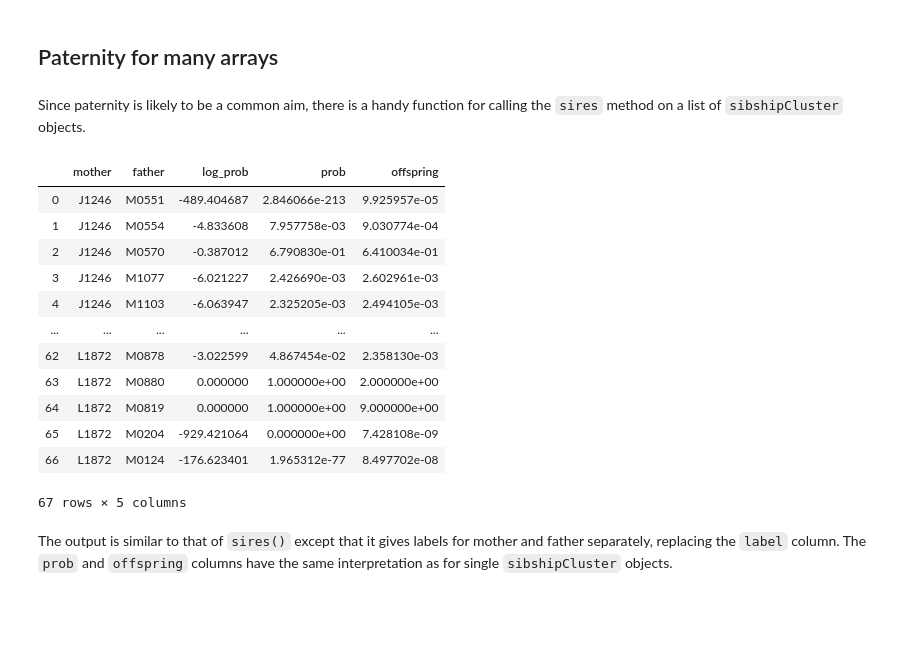
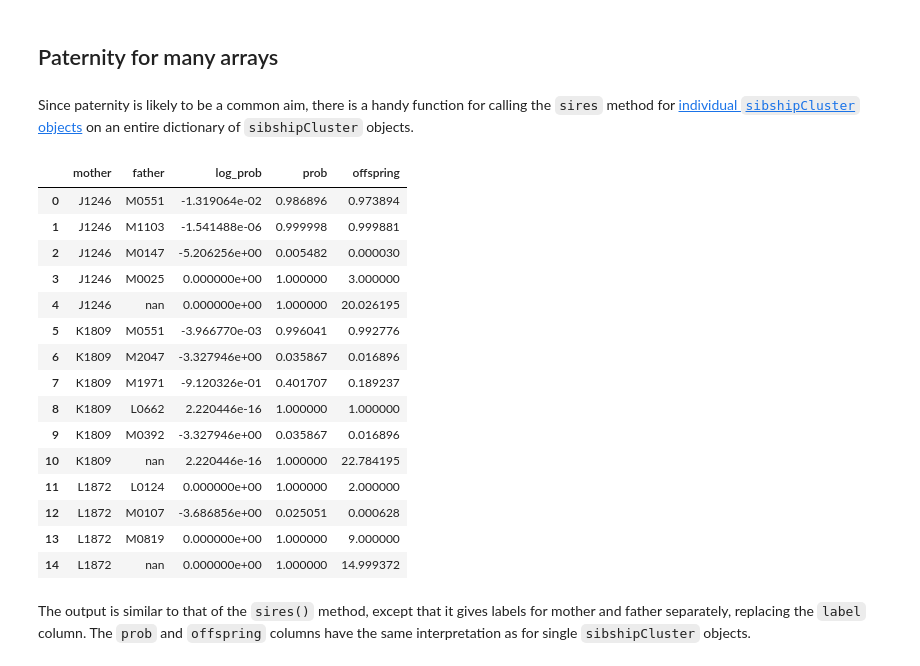
Before and after one commit to ellisztamas/faps, a Jupyter notebook: docs/tutorials/07_dealing_with_multiple_half-sib_families.ipynb, the cells around one changed output. Cells and saved outputs as stored; diff of their text form; code cells hidden in the pictures; blank space fills up the shorter version.

```diff
--- a/docs/tutorials/07_dealing_with_multiple_half-sib_families.ipynb
+++ b/docs/tutorials/07_dealing_with_multiple_half-sib_families.ipynb
@@ -161,6 +166,6 @@ array(['J1246_221', 'J1246_222', 'J1246_223', 'J1246_224', 'J1246_225',
 `sibship_clustering` is also able to detect when a list of `paternityArray` objects is being passed, and treat each independently. It returns a dictionary of `sibshipCluster` objects.
 # %%
 %%time
-sc = sibship_clustering(patlik1)
+sc = fp.sibship_clustering(patlik1)
 sc
 # %% [output]
@@ -198,22 +203,25 @@ As with `genotypeArray` objects, to extract information about each `sibshipClust
 # %% [markdown]
 ## Paternity for many arrays
 # %% [markdown]
-Since paternity is likely to be a common aim, there is a handy function for calling the `sires` method on a list of `sibshipCluster` objects.
+Since paternity is likely to be a common aim, there is a handy function for calling the `sires` method for [individual `sibshipCluster` objects](https://fractional-analysis-of-paternity-and-sibships.readthedocs.io/en/latest/tutorials/04_sibship_clustering.html#mating-events) on an entire dictionary of `sibshipCluster` objects.
-# %%
-summarise_sires(sc)
-# %% [output]
-|  | mother | father | log_prob | prob | offspring |
-| 0 | J1246 | M0551 | -489.404687 | 2.846066e-213 | 9.925957e-05 |
-| 1 | J1246 | M0554 | -4.833608 | 7.957758e-03 | 9.030774e-04 |
-| 2 | J1246 | M0570 | -0.387012 | 6.790830e-01 | 6.410034e-01 |
-| 3 | J1246 | M1077 | -6.021227 | 2.426690e-03 | 2.602961e-03 |
-| 4 | J1246 | M1103 | -6.063947 | 2.325205e-03 | 2.494105e-03 |
-| ... | ... | ... | ... | ... | ... |
-| 62 | L1872 | M0878 | -3.022599 | 4.867454e-02 | 2.358130e-03 |
-| 63 | L1872 | M0880 | 0.000000 | 1.000000e+00 | 2.000000e+00 |
-| 64 | L1872 | M0819 | 0.000000 | 1.000000e+00 | 9.000000e+00 |
-| 65 | L1872 | M0204 | -929.421064 | 0.000000e+00 | 7.428108e-09 |
-| 66 | L1872 | M0124 | -176.623401 | 1.965312e-77 | 8.497702e-08 |
-67 rows × 5 columns
+# %%
+fp.summarise_sires(sc)
+# %% [output]
+|  | mother | father | log_prob | prob | offspring |
+| 0 | J1246 | M0551 | -1.319064e-02 | 0.986896 | 0.973894 |
+| 1 | J1246 | M1103 | -1.541488e-06 | 0.999998 | 0.999881 |
+| 2 | J1246 | M0147 | -5.206256e+00 | 0.005482 | 0.000030 |
+| 3 | J1246 | M0025 | 0.000000e+00 | 1.000000 | 3.000000 |
+| 4 | J1246 | nan | 0.000000e+00 | 1.000000 | 20.026195 |
+| 5 | K1809 | M0551 | -3.966770e-03 | 0.996041 | 0.992776 |
+| 6 | K1809 | M2047 | -3.327946e+00 | 0.035867 | 0.016896 |
+| 7 | K1809 | M1971 | -9.120326e-01 | 0.401707 | 0.189237 |
+| 8 | K1809 | L0662 | 2.220446e-16 | 1.000000 | 1.000000 |
+| 9 | K1809 | M0392 | -3.327946e+00 | 0.035867 | 0.016896 |
+| 10 | K1809 | nan | 2.220446e-16 | 1.000000 | 22.784195 |
+| 11 | L1872 | L0124 | 0.000000e+00 | 1.000000 | 2.000000 |
+| 12 | L1872 | M0107 | -3.686856e+00 | 0.025051 | 0.000628 |
+| 13 | L1872 | M0819 | 0.000000e+00 | 1.000000 | 9.000000 |
+| 14 | L1872 | nan | 0.000000e+00 | 1.000000 | 14.999372 |
 # %% [markdown]
-The output is similar to that of `sires()` except that it gives labels for mother and father separately, replacing the `label` column. The `prob` and `offspring` columns have the same interpretation as for single `sibshipCluster` objects.
+The output is similar to that of the `sires()` method, except that it gives labels for mother and father separately, replacing the `label` column. The `prob` and `offspring` columns have the same interpretation as for single `sibshipCluster` objects.
```
Also changed, not shown: parts of 8 cells of this notebook, 17 other files.
